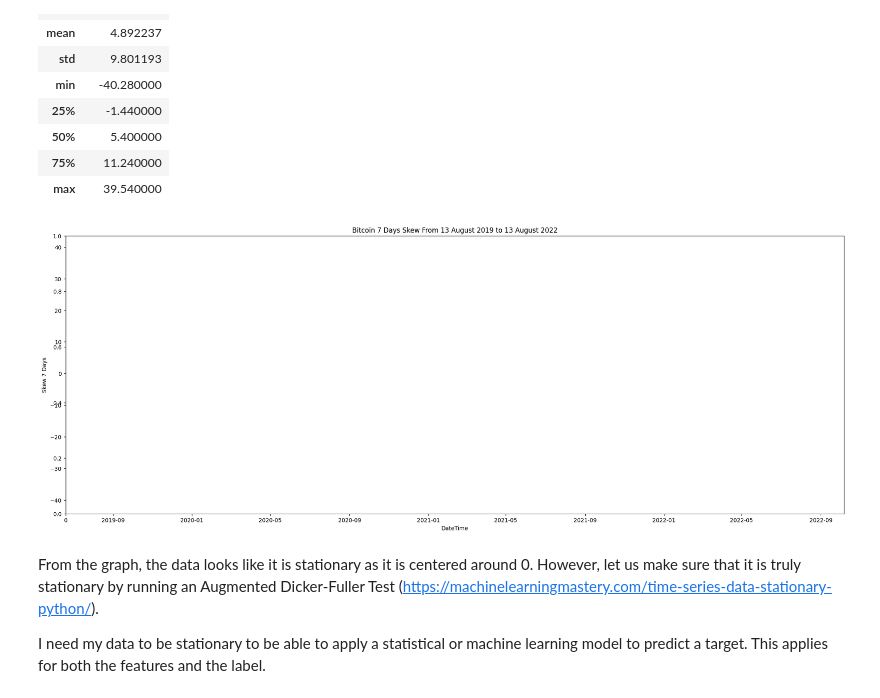
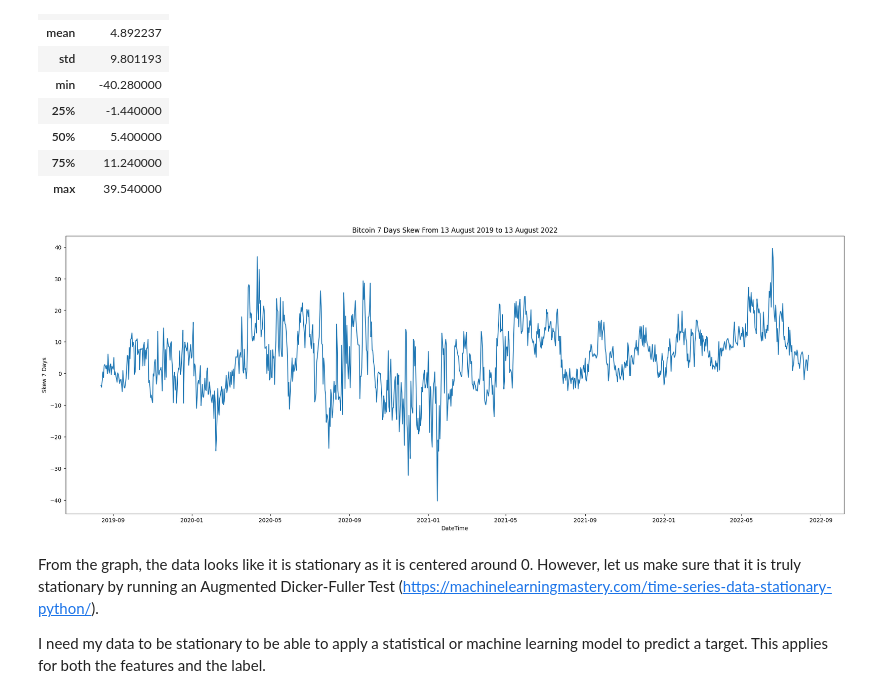
Before and after one commit to EvanMillikan/Arc-Capital, a Jupyter notebook: notebooks/01_arc_capital.ipynb, the cells around one changed output. Cells and saved outputs as stored; diff of their text form; code cells hidden in the pictures.

Commit message:
Fix plot not showing properly

```diff
--- a/notebooks/01_arc_capital.ipynb
+++ b/notebooks/01_arc_capital.ipynb
@@ -34,15 +34,13 @@ btc_skew.describe()
 # %%
 plt.figure(figsize=(25,9))
 
 plt.title("Bitcoin 7 Days Skew From 13 August 2019 to 13 August 2022")
 
 sns.lineplot(data=btc_skew, x=btc_skew.index, y='Skew 7 Days')
 
-plt.axes().xaxis.set_major_locator(locator=MultipleLocator(90))
-
 plt.show()
 # %% [output]
-[figure, old version]
+[figure, new version]
 # %% [markdown]
 From the graph, the data looks like it is stationary as it is centered around 0. However, let us make sure that it is truly stationary by running an Augmented Dicker-Fuller Test (https://machinelearningmastery.com/time-series-data-stationary-python/).
 
```
